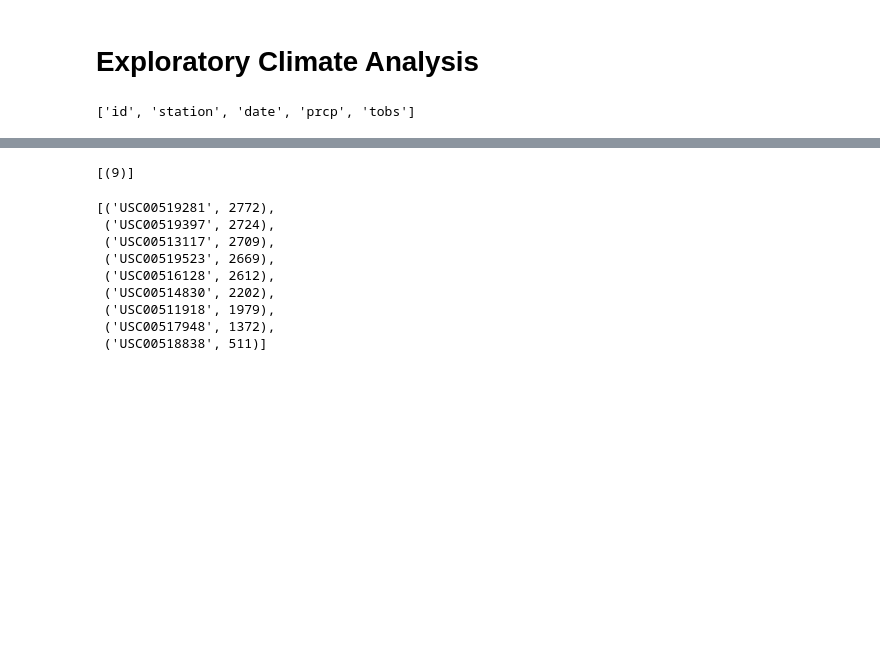
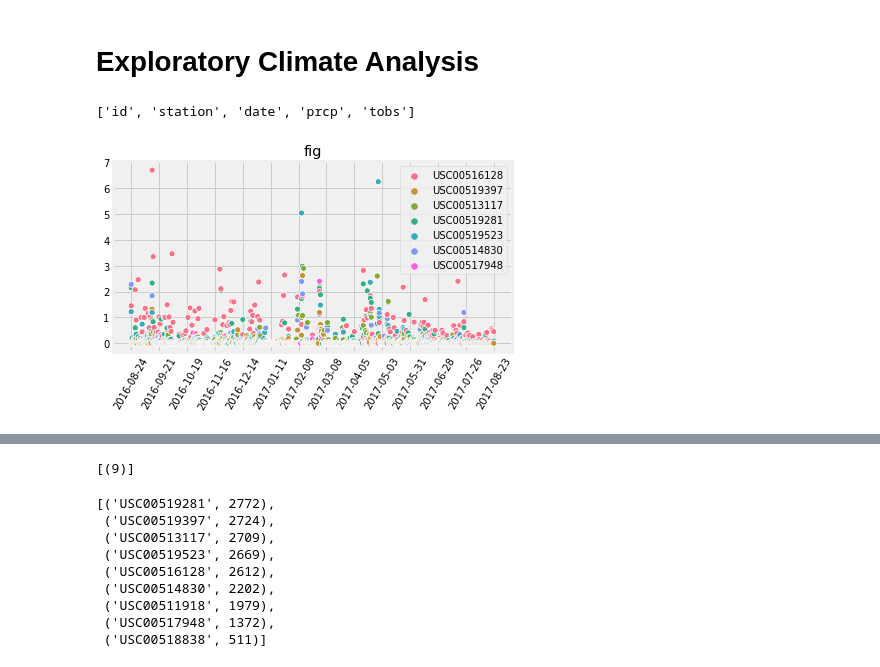
Before and after one commit to davidgmathews/HW_10_Surfs_Up, a Jupyter notebook: climate.ipynb, the cells around one changed output, grey strips where cells are left out. Drawn from its saved outputs; the diff is of its cells as text; code cells hidden in the pictures; blank space fills up the shorter version.

Commit message:
first graph

```diff
--- a/climate.ipynb
+++ b/climate.ipynb
@@ -51,2 +48,31 @@ p=session.query(Measurement)
+# %%
+# Design a query to retrieve the last 12 months of precipitation data and plot the result
+climate_data=session.query(Measurement.date,Measurement.station,Measurement.prcp).order_by(Measurement.date.desc()).all()
+
+climate_data=[i for i in climate_data if i[2]!=None]
+
+meas_day=[dt.datetime.strptime(i[0],'%Y-%m-%d').date() for i in climate_data]
+meas_station=[i[1] for i in climate_data]
+meas_prcp=[i[2] for i in climate_data]
+
+climate_df=pd.DataFrame({'Date':meas_day,'Station':meas_station,'Precipitation':meas_prcp})
+
+last12months=[i.days<365 for i in (climate_df['Date'].max()-climate_df['Date'])]
+climate_df=climate_df.loc[last12months,:]
+climate_df=climate_df.sort_values('Date')
+# %%
+x_axis=[str(i) for i in climate_df['Date']]
+y_axis=[i for i in climate_df['Precipitation']]
+sta=[i for i in climate_df['Station']]
+fig=plt.figure()
+sns.scatterplot(x=x_axis,y=y_axis,hue=sta)
+plt.xticks(np.arange(0, 365, step=28), rotation=60)
+plt.legend(loc='best')
+plt.title('fig')
+plt.tight_layout()
+plt.savefig('./test.png', dpi=fig.dpi,facecolor='w',edgecolor='w')
+plt.show()
+# %% [output]
+[figure, added]
 # %%
 # %% [output]
```
Also changed, not shown: parts of 5 cells of this notebook, 1 other file.
